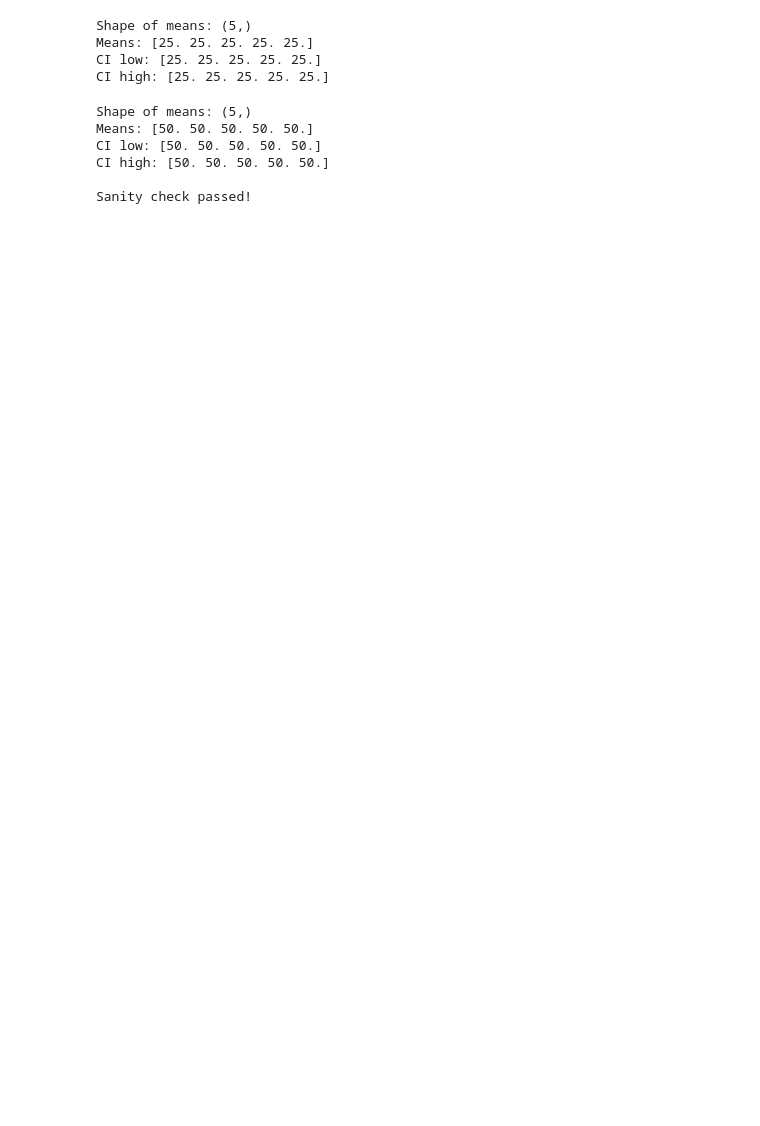
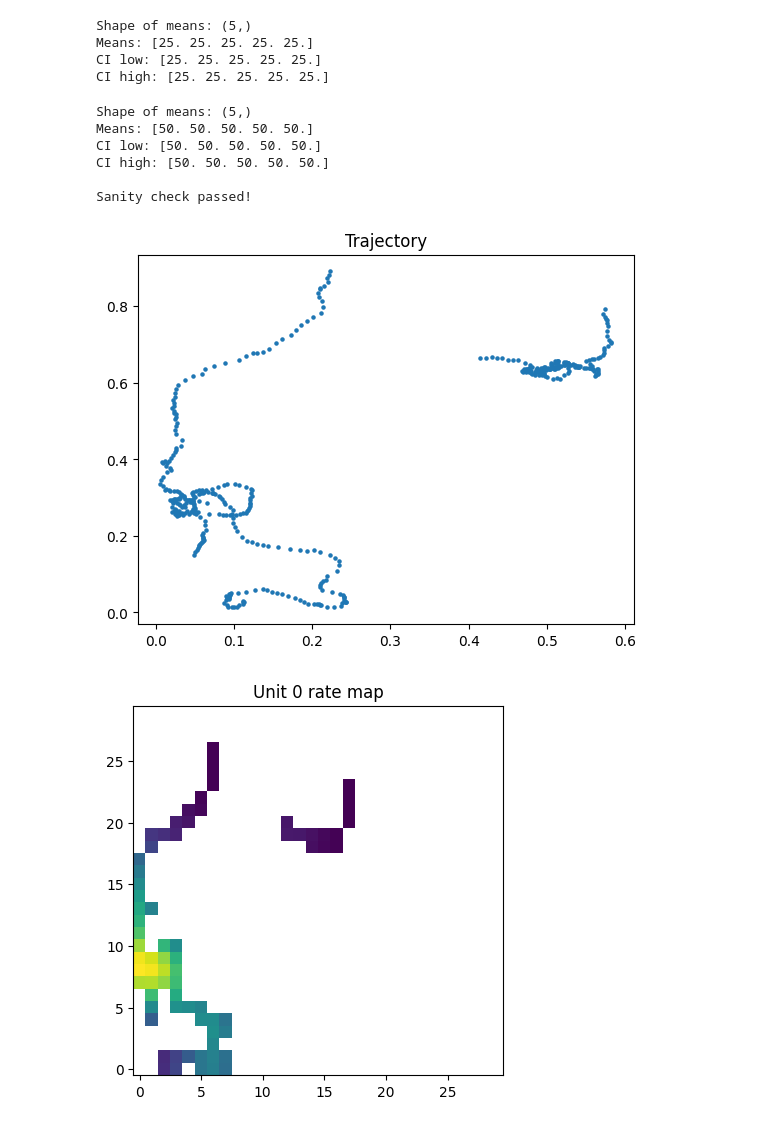
Before and after one commit to jadkins99/RatInABox, a Jupyter notebook: test_2.ipynb, the cells around one changed output. Drawn from its saved outputs; the diff is of its cells as text; code cells hidden in the pictures; blank space fills up the shorter version.

Commit message:
fix rate maps spatial bins

```diff
--- a/test_2.ipynb
+++ b/test_2.ipynb
@@ -64,3 +68,13 @@ CI low: [50. 50. 50. 50. 50.]
 CI high: [50. 50. 50. 50. 50.]
 
 Sanity check passed!
+# %%
+out_array = pickle.load(open(os.path.join("data", "Double_ReLU_220_units/env_walls/seed_0/all_out_arrays_seed_0"), "rb"))
+states = pickle.load(open(os.path.join("data", "Double_ReLU_220_units/env_walls/seed_0/all_episodes_states_seed_0"), "rb"))
+# %%
+rate_maps, occupancy_map = compute_rate_maps_single(out_arrays=out_array, states=states, n_spatial_bins=30, filter_size=1.5)
+plot_units_rate_maps(rate_maps)
+plt.show()
+# %% [output]
+[figure, added]
+[figure, added]
```
Also changed, not shown: parts of 4 cells of this notebook, 3 other files.
